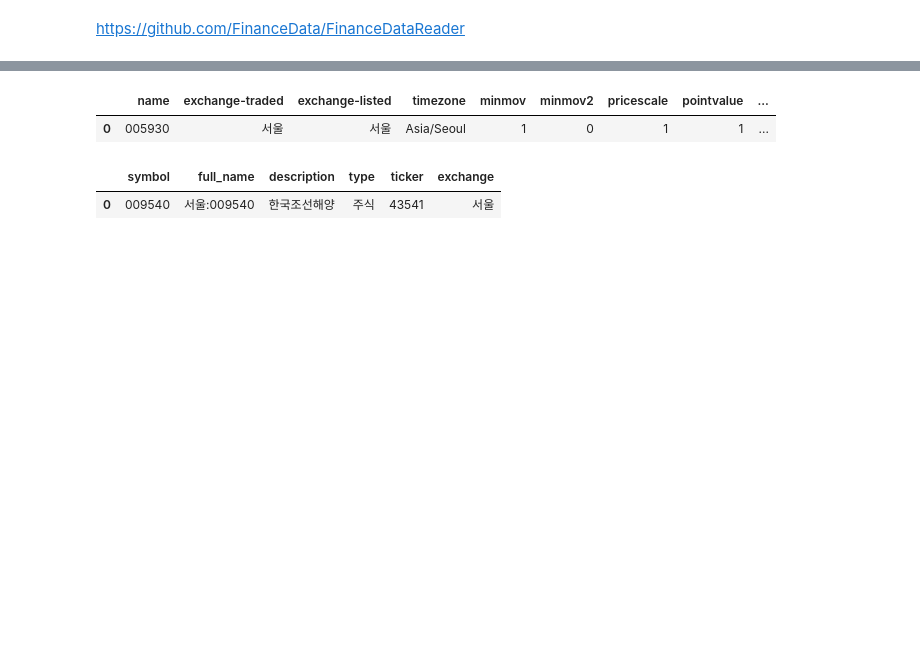
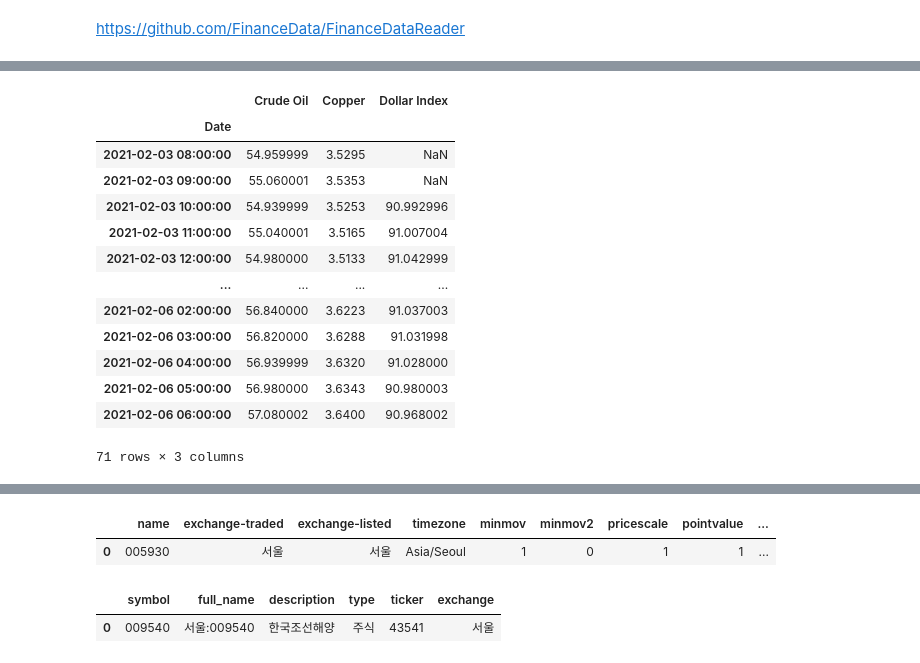
Before and after one commit to pickmoment/moondata, a Jupyter notebook: test.ipynb, the cells around one changed output, grey strips where cells are left out. Drawn from its saved outputs; the diff is of its cells as text; code cells hidden in the pictures; blank space fills up the shorter version.

```diff
--- a/test.ipynb
+++ b/test.ipynb
@@ -237,0 +256,3 @@ index_chart(df)
+# %%
+df = df_compare(['CL', 'HG', 'DX'], '60', '2021-02-03 10:00:00')
+index_chart(df)
@@ -238 +261,18 @@ index_chart(df)
+# %%
+df
+# %% [output]
+|  | Crude Oil | Copper | Dollar Index |
+| Date |  |  |  |
+| 2021-02-03 08:00:00 | 54.959999 | 3.5295 | NaN |
+| 2021-02-03 09:00:00 | 55.060001 | 3.5353 | NaN |
+| 2021-02-03 10:00:00 | 54.939999 | 3.5253 | 90.992996 |
+| 2021-02-03 11:00:00 | 55.040001 | 3.5165 | 91.007004 |
+| 2021-02-03 12:00:00 | 54.980000 | 3.5133 | 91.042999 |
+| ... | ... | ... | ... |
+| 2021-02-06 02:00:00 | 56.840000 | 3.6223 | 91.037003 |
+| 2021-02-06 03:00:00 | 56.820000 | 3.6288 | 91.031998 |
+| 2021-02-06 04:00:00 | 56.939999 | 3.6320 | 91.028000 |
+| 2021-02-06 05:00:00 | 56.980000 | 3.6343 | 90.980003 |
+| 2021-02-06 06:00:00 | 57.080002 | 3.6400 | 90.968002 |
+71 rows × 3 columns
 # %%
```
Also changed, not shown: parts of 6 cells of this notebook.
